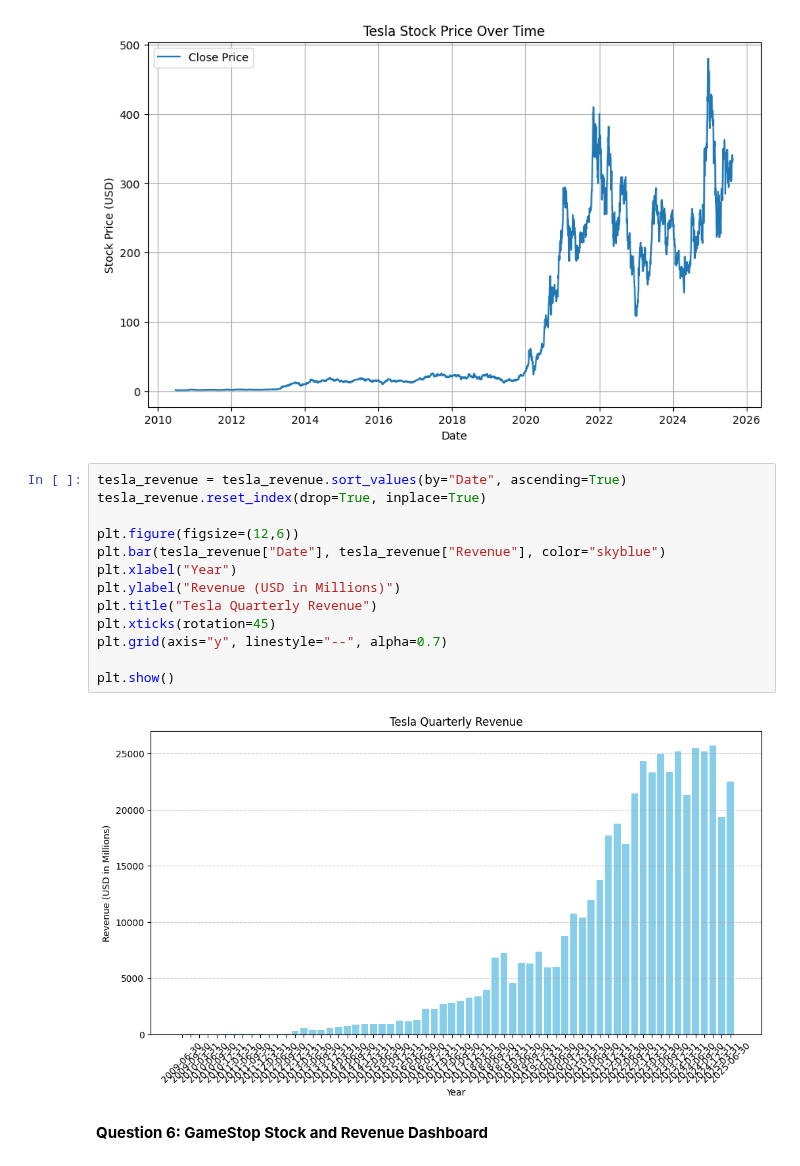
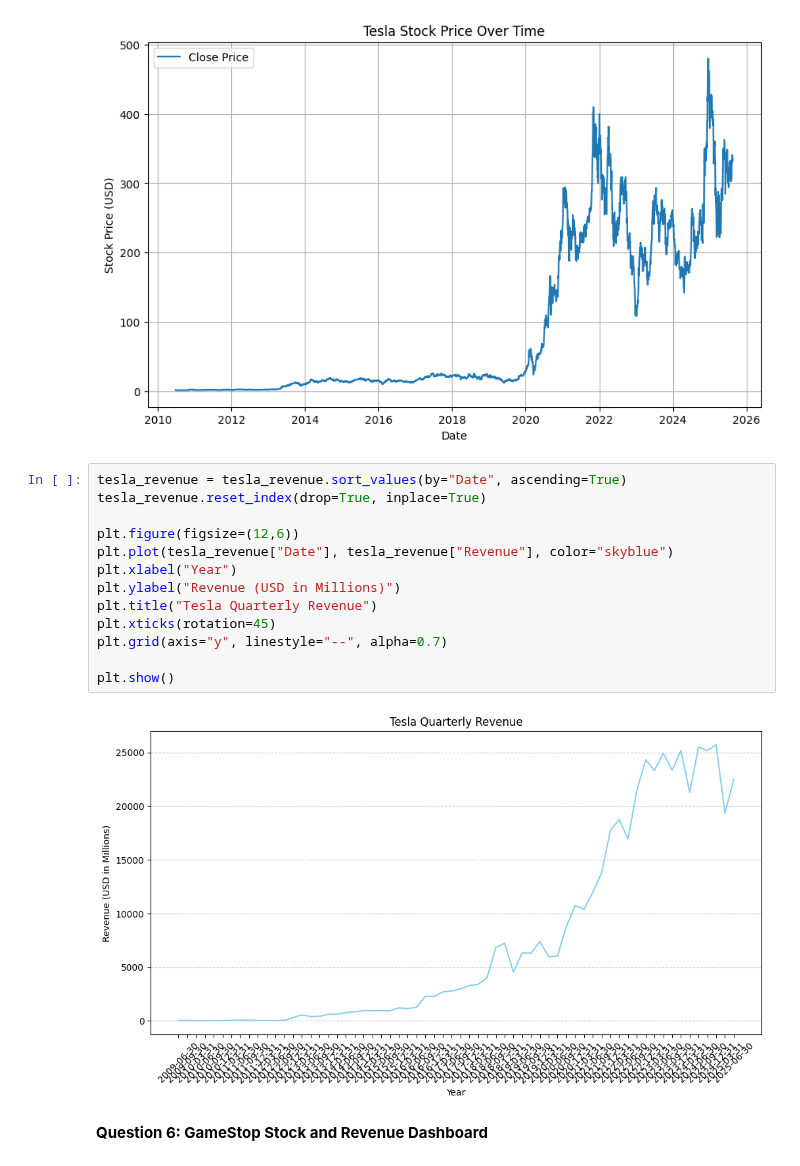
Before and after one commit to minhduc9004/Python-Project-1, a Jupyter notebook: Project 1.ipynb, the cells around one changed output. Cells and saved outputs as stored; diff of their text form.

```diff
--- a/Project 1.ipynb
+++ b/Project 1.ipynb
@@ -173,18 +173,18 @@ make_graph(tesla_data, "Tesla Stock Price Over Time")
 # %%
 tesla_revenue = tesla_revenue.sort_values(by="Date", ascending=True)
 tesla_revenue.reset_index(drop=True, inplace=True)
 
 plt.figure(figsize=(12,6))
-plt.bar(tesla_revenue["Date"], tesla_revenue["Revenue"], color="skyblue")
+plt.plot(tesla_revenue["Date"], tesla_revenue["Revenue"], color="skyblue")
 plt.xlabel("Year")
 plt.ylabel("Revenue (USD in Millions)")
 plt.title("Tesla Quarterly Revenue")
 plt.xticks(rotation=45)
 plt.grid(axis="y", linestyle="--", alpha=0.7)
 
 plt.show()
 # %% [output]
-[figure, old version]
+[figure, new version]
 # %% [markdown]
 **Question 6: GameStop Stock and Revenue Dashboard**
 # %%
```
Also changed, not shown: parts of 1 cell of this notebook.
